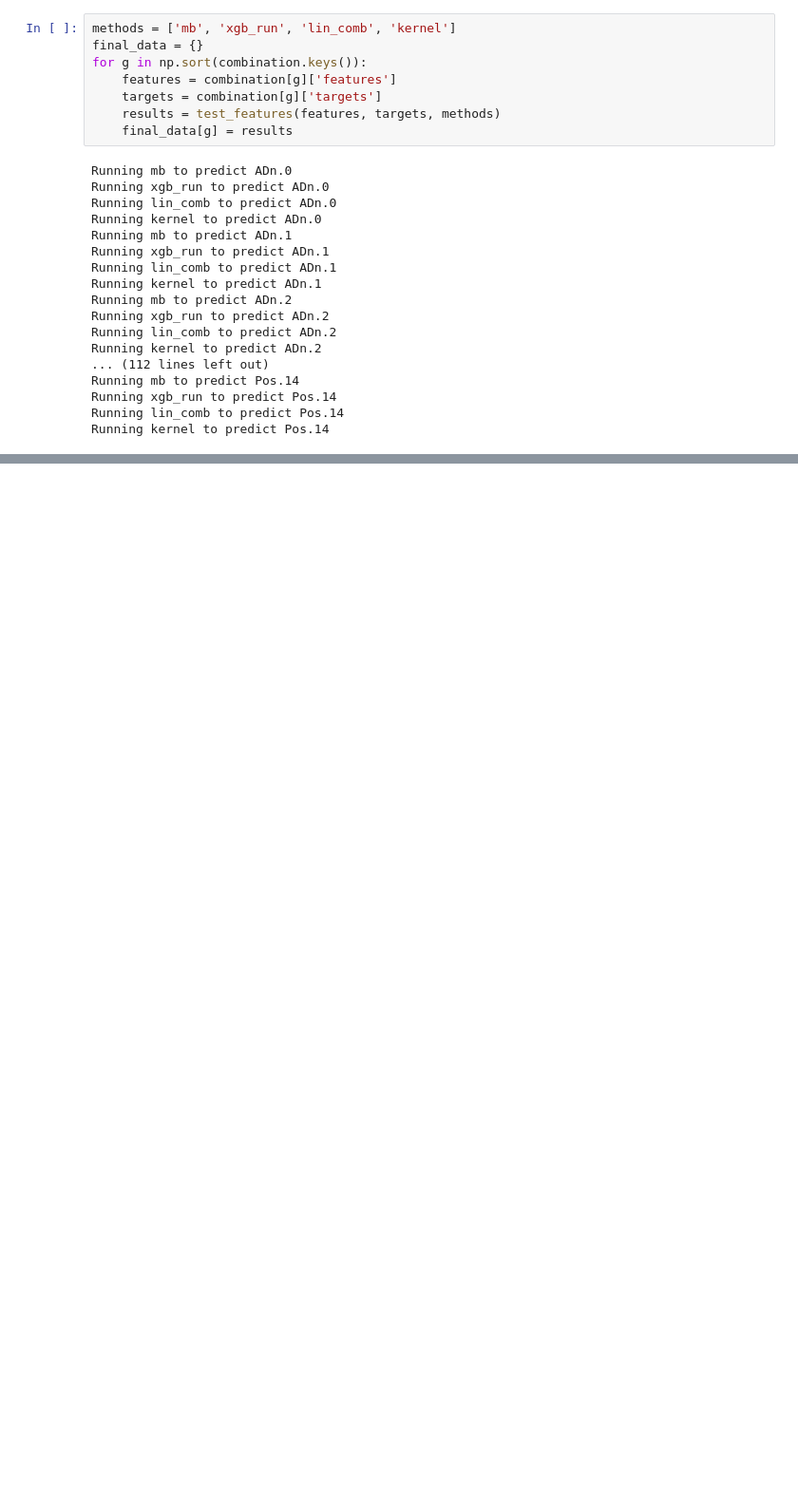
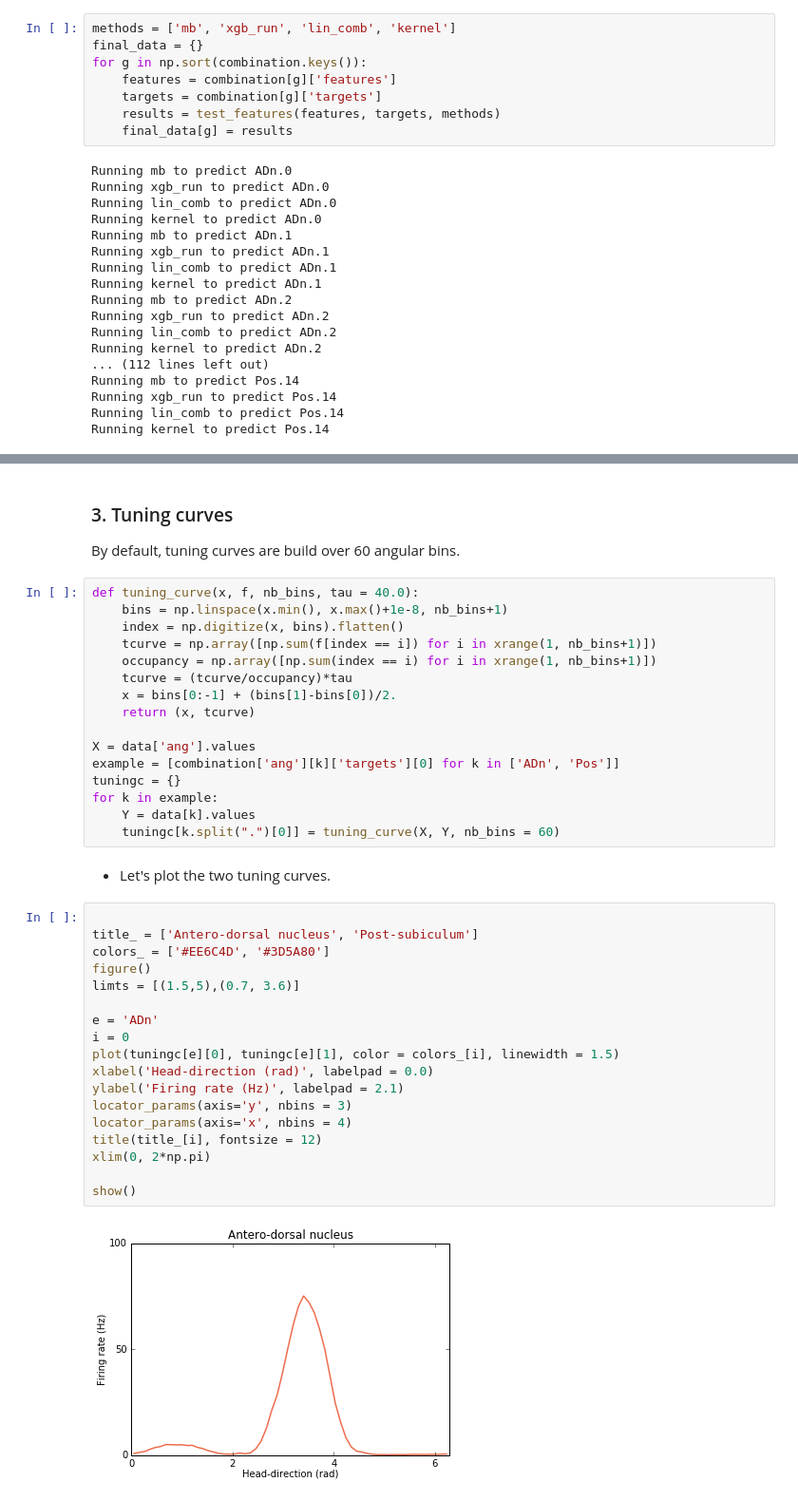
Before and after one commit to PeyracheLab/NeuroBoostedTrees, a Jupyter notebook: notebook/NeuroBoostedTrees.ipynb, the cells around one changed output, grey strips where cells are left out. Shown at 95% size. Drawn from its saved outputs; the diff is of its cells as text; blank space fills up the shorter version.

```diff
--- a/notebook/NeuroBoostedTrees.ipynb
+++ b/notebook/NeuroBoostedTrees.ipynb
@@ -549,0 +434,42 @@ bar_gain(num_gain,f_compa,'Pos',nnPos)
+# %% [markdown]
+### 3. Tuning curves
+
+By default, tuning curves are build over 60 angular bins.
+# %%
+def tuning_curve(x, f, nb_bins, tau = 40.0):
+    bins = np.linspace(x.min(), x.max()+1e-8, nb_bins+1)
+    index = np.digitize(x, bins).flatten()
+    tcurve = np.array([np.sum(f[index == i]) for i in xrange(1, nb_bins+1)])
+    occupancy = np.array([np.sum(index == i) for i in xrange(1, nb_bins+1)])
+    tcurve = (tcurve/occupancy)*tau
+    x = bins[0:-1] + (bins[1]-bins[0])/2.
+    return (x, tcurve)
+
+X = data['ang'].values
+example = [combination['ang'][k]['targets'][0] for k in ['ADn', 'Pos']]
+tuningc = {}
+for k in example:
+    Y = data[k].values
+    tuningc[k.split(".")[0]] = tuning_curve(X, Y, nb_bins = 60)
+# %% [markdown]
+- Let's plot the two tuning curves.
+# %%
+
+title_ = ['Antero-dorsal nucleus', 'Post-subiculum']
+colors_ = ['#EE6C4D', '#3D5A80']
+figure()
+limts = [(1.5,5),(0.7, 3.6)]
+
+e = 'ADn'
+i = 0
+plot(tuningc[e][0], tuningc[e][1], color = colors_[i], linewidth = 1.5)
+xlabel('Head-direction (rad)', labelpad = 0.0)
+ylabel('Firing rate (Hz)', labelpad = 2.1)
+locator_params(axis='y', nbins = 3)
+locator_params(axis='x', nbins = 4)
+title(title_[i], fontsize = 12)
+xlim(0, 2*np.pi)
+
+show()
+# %% [output]
+[figure, added]
```
Also changed, not shown: parts of 62 cells of this notebook.
